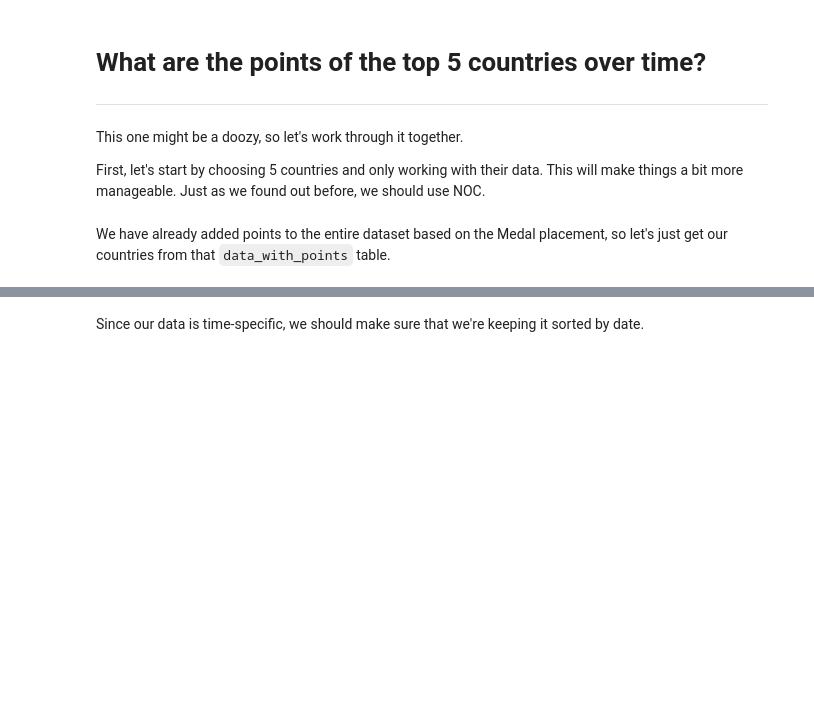
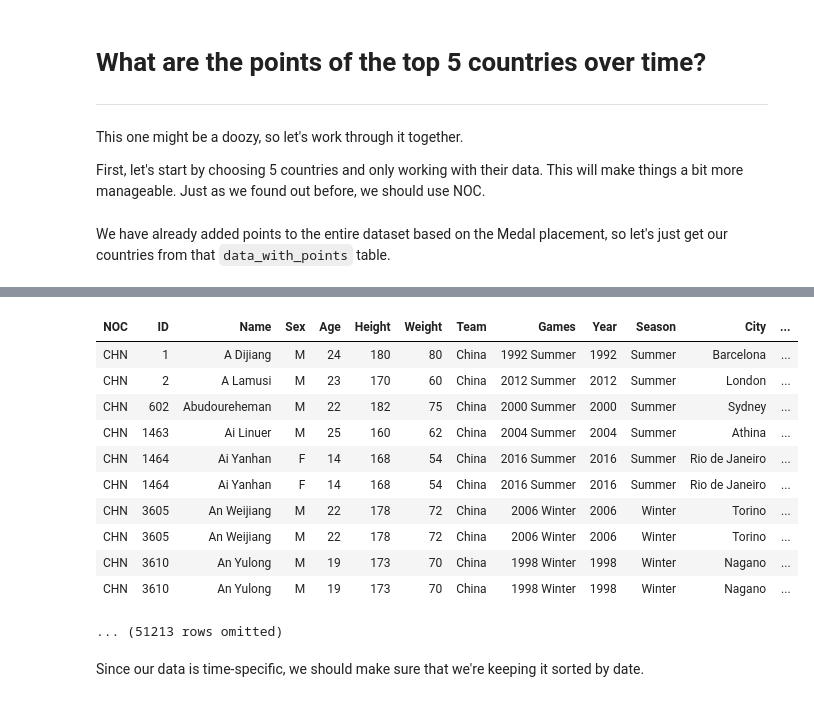
Before and after one commit to ucsd-ets/dsc10-fa19, a Jupyter notebook: Discussions/Week4/week4.ipynb, the cells around one changed output, grey strips where cells are left out. Cells and saved outputs as stored; diff of their text form; code cells hidden in the pictures; blank space fills up the shorter version.

```diff
--- a/Discussions/Week4/week4.ipynb
+++ b/Discussions/Week4/week4.ipynb
@@ -136,6 +254,19 @@ inc_countries
 # %%
-countries = ...
+countries = data_with_points.join("NOC", inc_countries)
 countries
+# %% [output]
+| NOC | ID | Name | Sex | Age | Height | Weight | Team | Games | Year | Season | City | ... |
+| CHN | 1 | A Dijiang | M | 24 | 180 | 80 | China | 1992 Summer | 1992 | Summer | Barcelona | ... |
+| CHN | 2 | A Lamusi | M | 23 | 170 | 60 | China | 2012 Summer | 2012 | Summer | London | ... |
+| CHN | 602 | Abudoureheman | M | 22 | 182 | 75 | China | 2000 Summer | 2000 | Summer | Sydney | ... |
+| CHN | 1463 | Ai Linuer | M | 25 | 160 | 62 | China | 2004 Summer | 2004 | Summer | Athina | ... |
+| CHN | 1464 | Ai Yanhan | F | 14 | 168 | 54 | China | 2016 Summer | 2016 | Summer | Rio de Janeiro | ... |
+| CHN | 1464 | Ai Yanhan | F | 14 | 168 | 54 | China | 2016 Summer | 2016 | Summer | Rio de Janeiro | ... |
+| CHN | 3605 | An Weijiang | M | 22 | 178 | 72 | China | 2006 Winter | 2006 | Winter | Torino | ... |
+| CHN | 3605 | An Weijiang | M | 22 | 178 | 72 | China | 2006 Winter | 2006 | Winter | Torino | ... |
+| CHN | 3610 | An Yulong | M | 19 | 173 | 70 | China | 1998 Winter | 1998 | Winter | Nagano | ... |
+| CHN | 3610 | An Yulong | M | 19 | 173 | 70 | China | 1998 Winter | 1998 | Winter | Nagano | ... |
+... (51213 rows omitted)
 # %% [markdown]
 Since our data is time-specific, we should make sure that we're keeping it sorted by date.
 # %%
```
Also changed, not shown: parts of 26 cells of this notebook.
